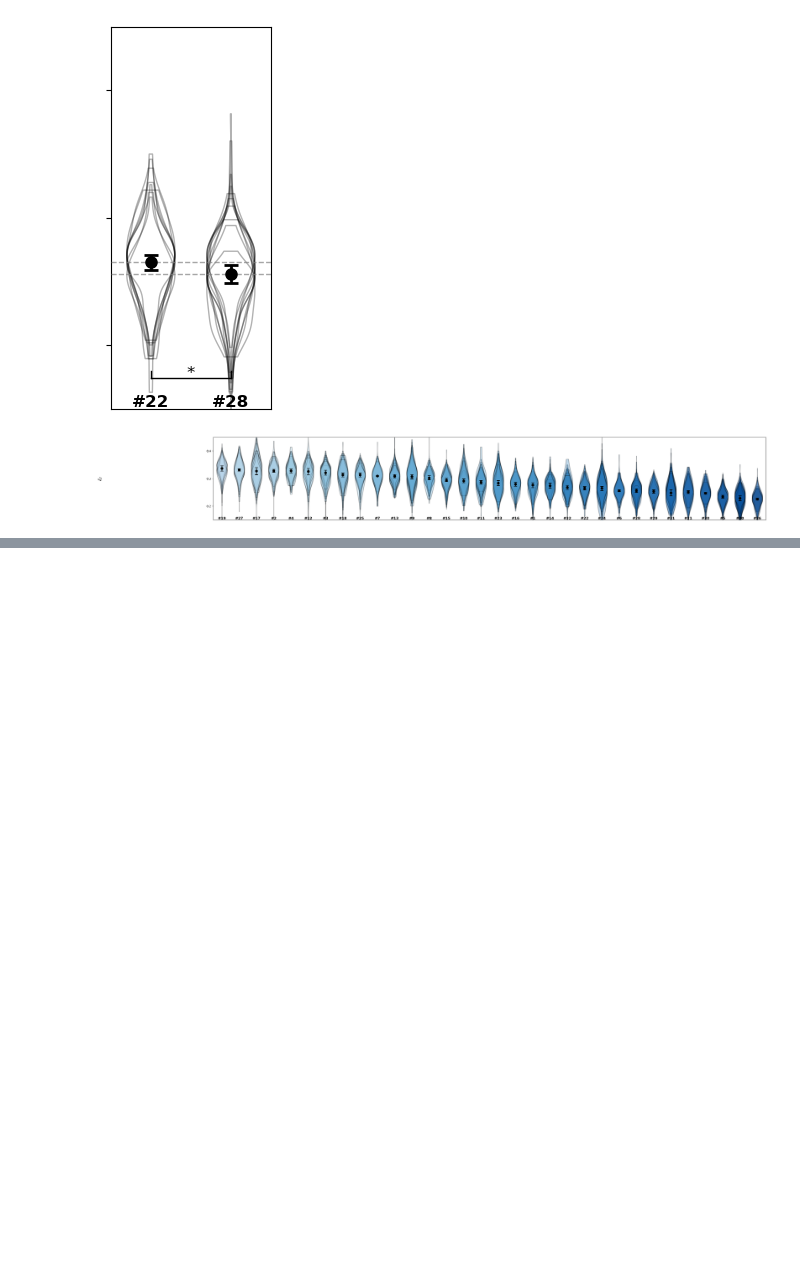
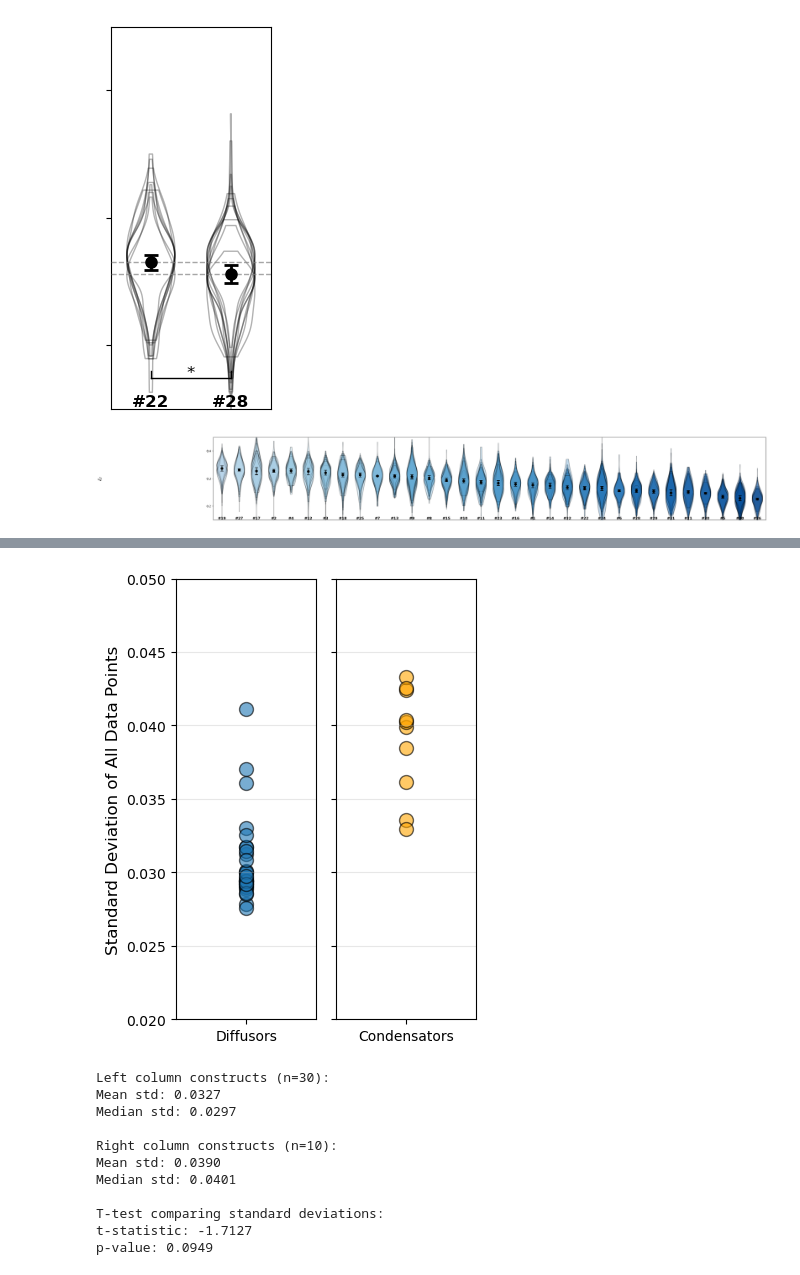
Before and after one commit to sukeniklab/GOOSE_2026, a Jupyter notebook: figures_main_text/figure_2/Fig_2-AllViolins.ipynb, the cells around one changed output, grey strips where cells are left out. Cells and saved outputs as stored; diff of their text form; code cells hidden in the pictures; blank space fills up the shorter version.

```diff
--- a/figures_main_text/figure_2/Fig_2-AllViolins.ipynb
+++ b/figures_main_text/figure_2/Fig_2-AllViolins.ipynb
@@ -627,3 +627,82 @@ Results:
 | 28 | 37-38 | 37 | 38 | 4.766739e-14 | 22.369258 | 10 | 9 | 1.477689e-12 | True | ... |
 | 29 | 39-40 | 39 | 40 | 2.106534e-01 | 1.307731 | 9 | 8 | 2.332234e-01 | False | ... |
 | 30 | 41-42 | 41 | 42 | 6.561640e-01 | 0.457574 | 7 | 6 | 6.780361e-01 | False | ... |
+# %%
+# Calculate standard deviations for each construct from ALL data points
+construct_stds = []
+
+for construct in range(1, 43):  # Assuming constructs 1-42
+    construct_data = df[df['construct'] == construct]['Ef_cell'].dropna()
+
+    if len(construct_data) > 1:
+        std_all_points = np.std(construct_data, ddof=1)
+        construct_stds.append({
+            'construct': construct,
+            'std': std_all_points,
+            'n_points': len(construct_data)
+        })
+
+# Create DataFrame
+std_df = pd.DataFrame(construct_stds)
+
+# Define which constructs go in right column
+right_column_constructs = [9, 10, 17, 18, 21, 23, 24, 27, 31, 32]
+
+# Separate constructs into left and right columns
+left_constructs = std_df[~std_df['construct'].isin(right_column_constructs)]
+right_constructs = std_df[std_df['construct'].isin(right_column_constructs)]
+
+# Create figure
+fig, (ax_left, ax_right) = plt.subplots(1, 2, figsize=(4, 5), sharey=True)
+
+# Plot left column (all other constructs)
+ax_left.scatter([0] * len(left_constructs), left_constructs['std'],
+               s=100, alpha=0.6, edgecolors='black', linewidth=1)
+ax_left.set_xlim(-0.5, 0.5)
+ax_left.set_xticks([0])
+ax_left.set_xticklabels(['Diffusors'])
+ax_left.set_ylabel('Standard Deviation of All Data Points', fontsize=12)
+ax_left.grid(True, alpha=0.3, axis='y')
+
+# Plot right column (specified constructs)
+ax_right.scatter([0] * len(right_constructs), right_constructs['std'],
+                s=100, alpha=0.6, edgecolors='black', linewidth=1, color='orange')
+ax_right.set_xlim(-0.5, 0.5)
+ax_right.set_xticks([0])
+ax_right.set_xticklabels(['Condensators'])
+ax_right.grid(True, alpha=0.3, axis='y')
+
+plt.ylim(0.02, .05)
+
+plt.tight_layout()
+plt.show()
+
+# Display statistics
+print(f"\nLeft column constructs (n={len(left_constructs)}):")
+print(f"Mean std: {left_constructs['std'].mean():.4f}")
+print(f"Median std: {left_constructs['std'].median():.4f}")
+print(f"\nRight column constructs (n={len(right_constructs)}):")
+print(f"Mean std: {right_constructs['std'].mean():.4f}")
+print(f"Median std: {right_constructs['std'].median():.4f}")
+
+# Perform t-test between the two groups
+t_stat, p_val = stats.ttest_ind(left_constructs['std'], right_constructs['std'])
+print(f"\nT-test comparing standard deviations:")
+print(f"t-statistic: {t_stat:.4f}")
+print(f"p-value: {p_val:.4f}")
+
+# Display the dataframe
+std_df
+# %% [output]
+[figure, added]
+Left column constructs (n=30):
+Mean std: 0.0327
+Median std: 0.0297
+
+Right column constructs (n=10):
+Mean std: 0.0390
+Median std: 0.0401
+
+T-test comparing standard deviations:
+t-statistic: -1.7127
+p-value: 0.0949
```
Also changed, not shown: parts of 1 cell of this notebook, 14 other files.
